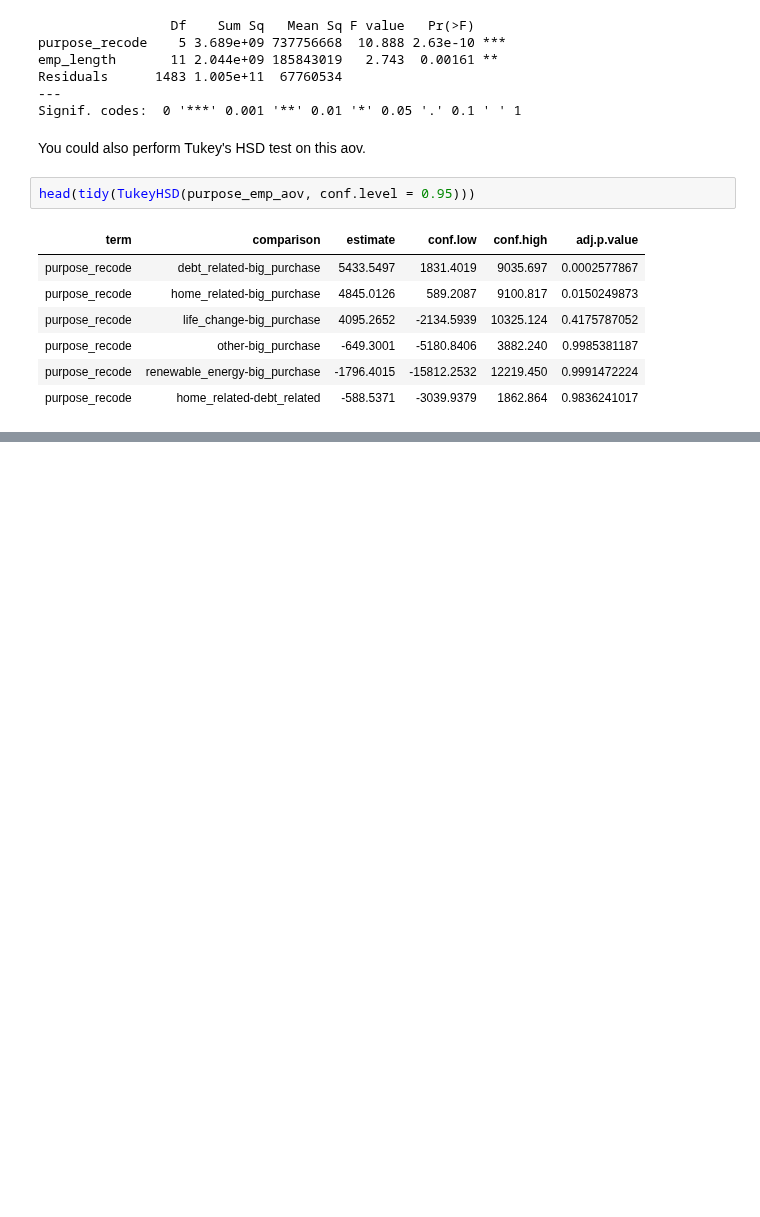
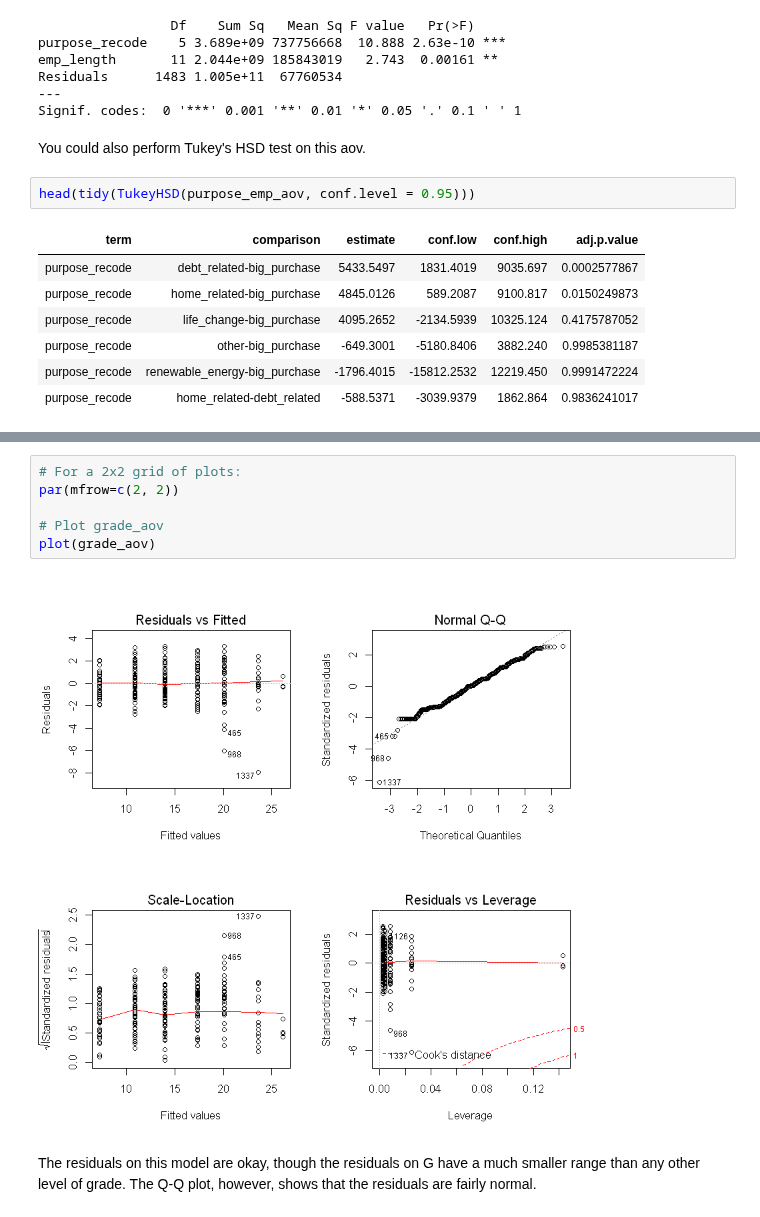
Before and after one commit to iamjz/R-Data, a Jupyter notebook: Design of Experiments.ipynb, the cells around one changed output, grey strips where cells are left out. Drawn from its saved outputs; the diff is of its cells as text; blank space fills up the shorter version.

```diff
--- a/Design of Experiments.ipynb
+++ b/Design of Experiments.ipynb
@@ -1253,0 +1359,10 @@ head(tidy(TukeyHSD(purpose_emp_aov, conf.level = 0.95)))
+# %%
+# For a 2x2 grid of plots:
+par(mfrow=c(2, 2))
+
+# Plot grade_aov
+plot(grade_aov)
+# %% [output]
+[figure, added]
+# %% [markdown]
+The residuals on this model are okay, though the residuals on G have a much smaller range than any other level of grade. The Q-Q plot, however, shows that the residuals are fairly normal.
```
Also changed, not shown: parts of 19 cells of this notebook, 2 other files.
